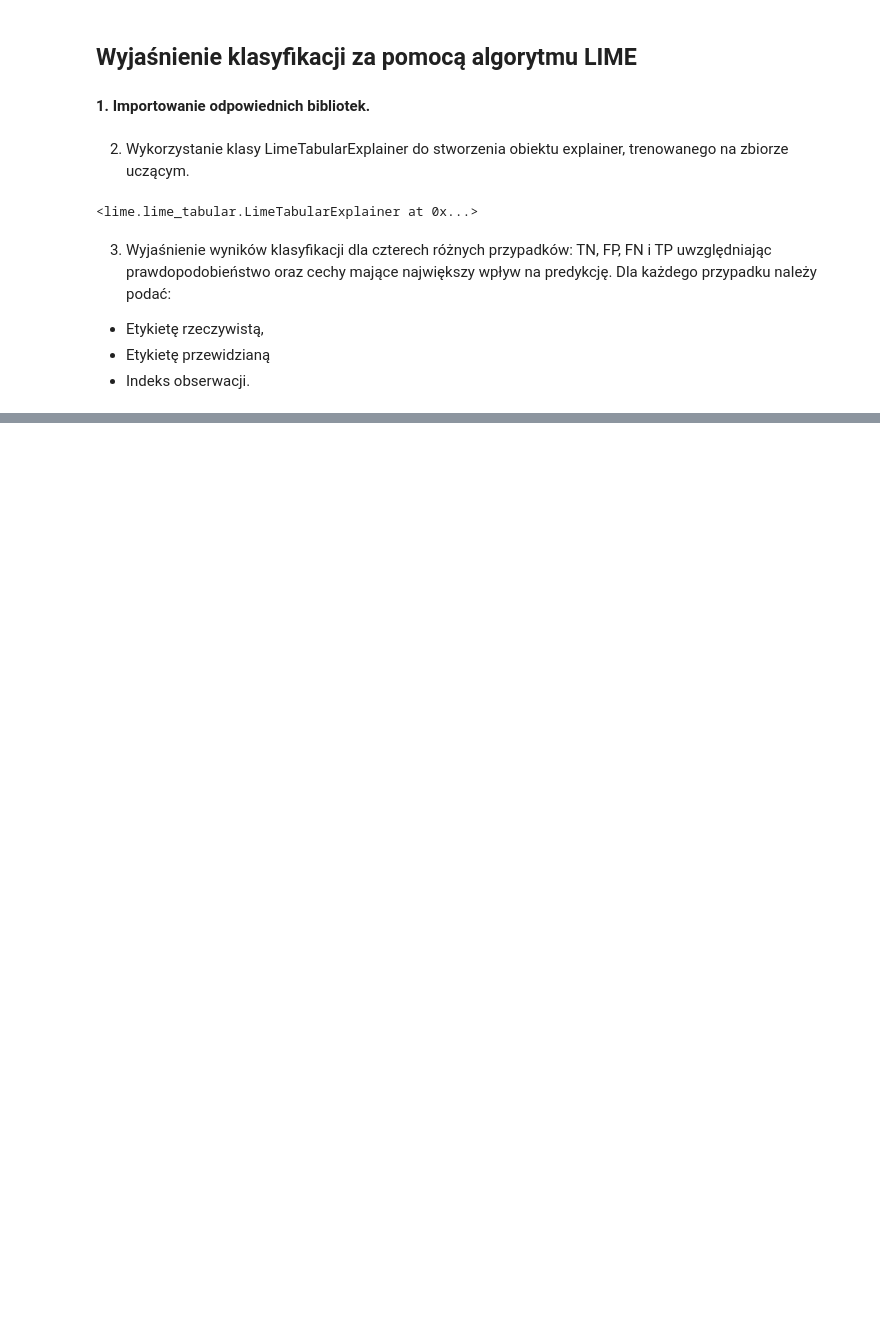
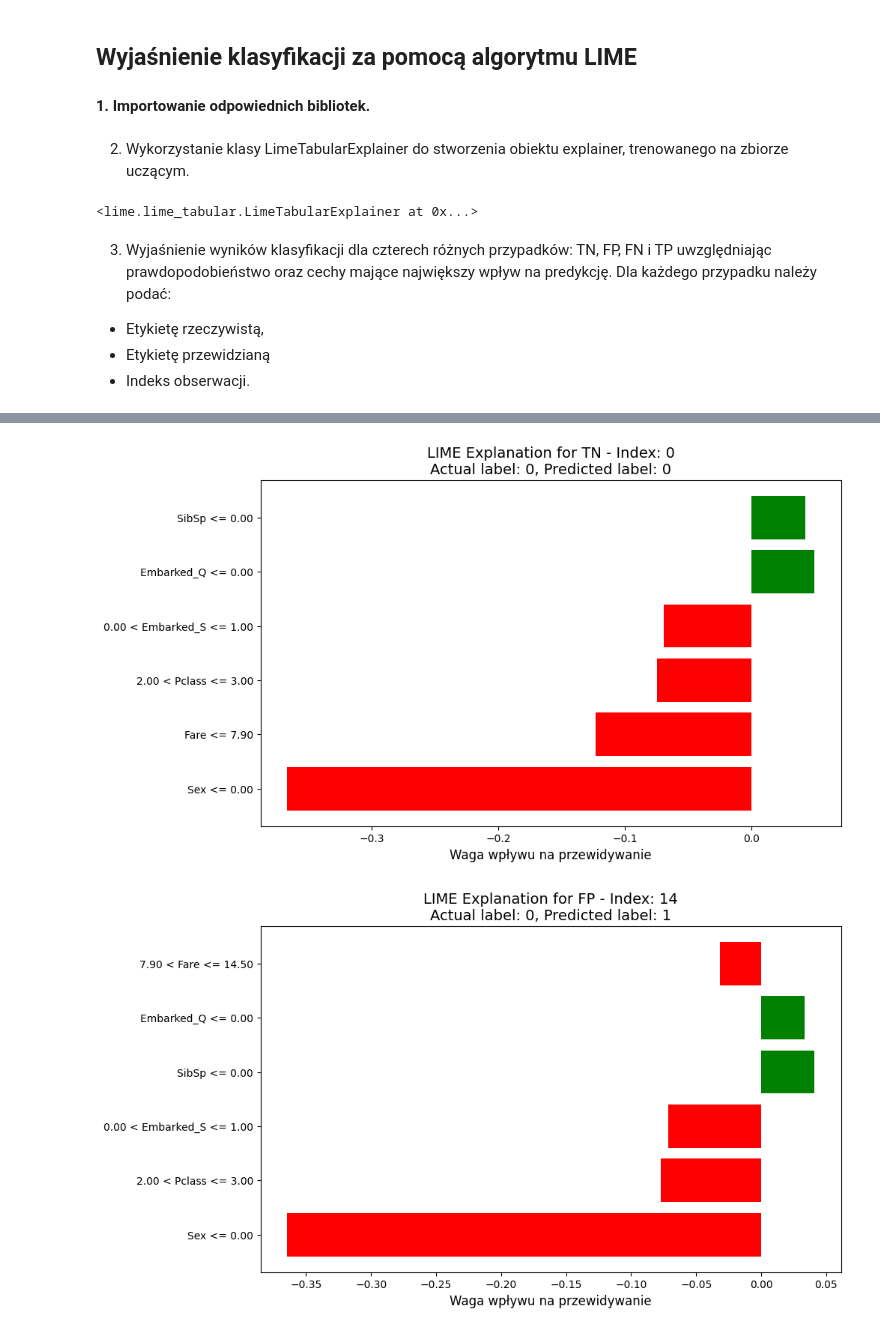
Before and after one commit to maddie84/Lab_Maszynowej_Analizy_Danych, a Jupyter notebook: Lab8/Jazwinska_Magda_LMAD_PSI_L8_PROJEKT2.ipynb, the cells around one changed output, grey strips where cells are left out. Cells and saved outputs as stored; diff of their text form; code cells hidden in the pictures; blank space fills up the shorter version.

```diff
--- a/Lab8/Jazwinska_Magda_LMAD_PSI_L8_PROJEKT2.ipynb
+++ b/Lab8/Jazwinska_Magda_LMAD_PSI_L8_PROJEKT2.ipynb
@@ -221,0 +222,52 @@ Explanation:
+# %%
+import lime
+from lime.lime_tabular import LimeTabularExplainer
+import matplotlib.pyplot as plt
+import numpy as np
+
+# Definiowanie wykresu z dodatkowymi informacjami
+def plot_lime_explanation(explanation, case, index, actual, predicted):
+    features, weights = zip(*explanation.as_list())  # Oddzielamy cechy od wag
+    features = list(features)
+
+    # Kolory dla wag: dodatnie na zielono, ujemne na czerwono (intensywne)
+    colors = ['green' if weight >= 0 else 'red' for weight in weights]
+
+    # Tworzymy wykres słupkowy
+    plt.figure(figsize=(10, 6))
+    plt.barh(features, weights, color=colors)
+
+    # Dodajemy tytuł z informacjami o indeksie, rzeczywistej etykiecie i przewidywanej etykiecie
+    plt.title(f"LIME Explanation for {case} - Index: {index}\nActual label: {actual}, Predicted label: {predicted}", fontsize=14)
+
+    # Dodajemy etykiety osi
+    plt.xlabel("Waga wpływu na przewidywanie", fontsize=12)
+
+    # Wyświetlamy wykres
+    plt.show()
+
+# Wyjaśnienia LIME dla wybranych przypadków
+lime_results = {}
+
+for case, index in zip(["TN", "FP", "FN", "TP"], [tn_index, fp_index, fn_index, tp_index]):
+    explanation = explainer.explain_instance(
+        X_test.iloc[index].values,
+        model.predict_proba,
+        num_features=6
+    )
+
+    actual_label = y_test[index]
+    predicted_label = y_pred[index]
+
+    lime_results[case] = {
+        "index": index,
+        "actual": actual_label,
+        "predicted": predicted_label,
+        "explanation": explanation
+    }
+
+    # Rysujemy wykres LIME dla każdego przypadku
+    plot_lime_explanation(explanation, case, index, actual_label, predicted_label)
+# %% [output]
+[figure, added]
+[figure, added]
```
Also changed, not shown: parts of 6 cells of this notebook, 1 other file.
